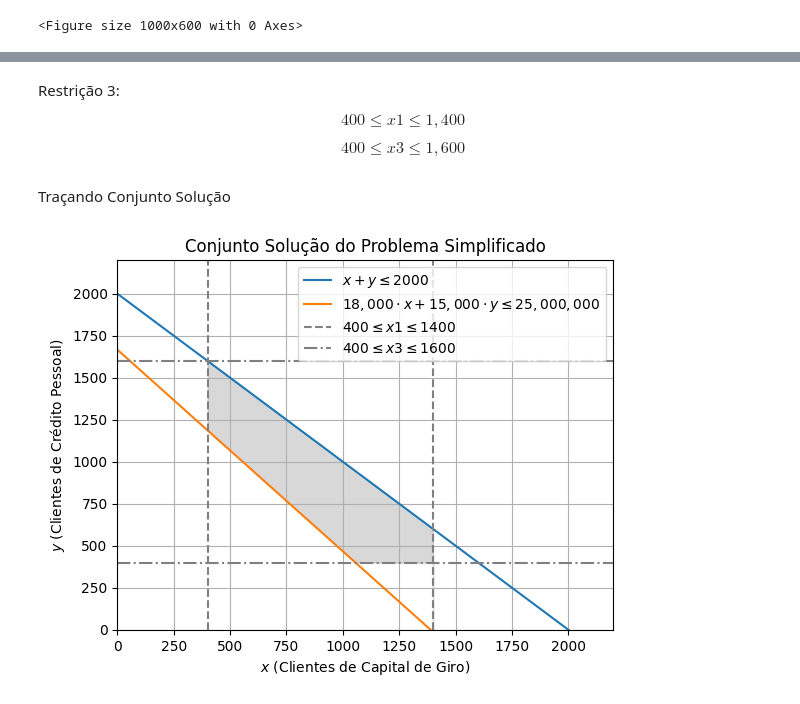
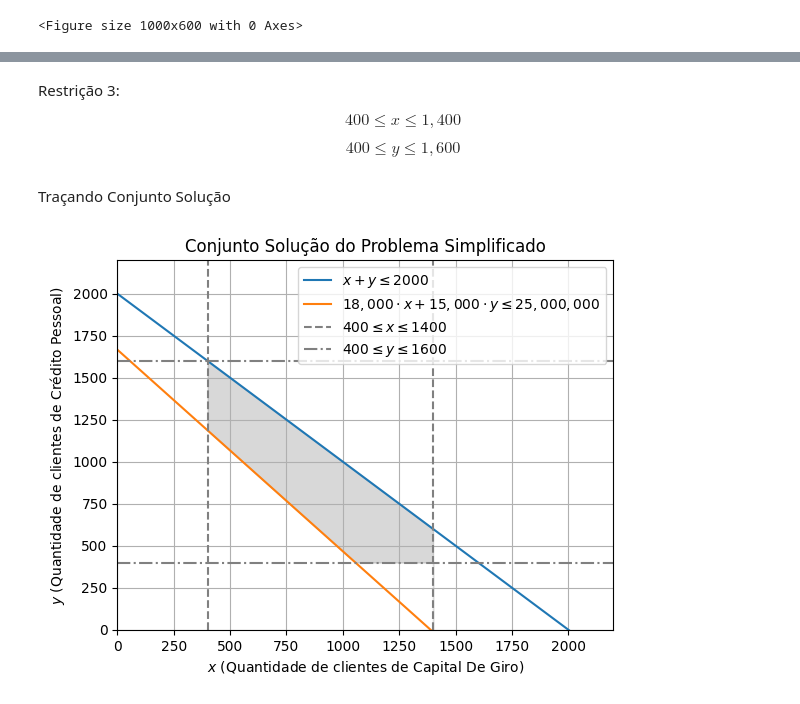
Before and after one commit to AutoProvision/simplex-algorithm.notebook, a Jupyter notebook: graphic_solver.ipynb, the cells around one changed output, grey strips where cells are left out. Cells and saved outputs as stored; diff of their text form; code cells hidden in the pictures.

```diff
--- a/graphic_solver.ipynb
+++ b/graphic_solver.ipynb
@@ -36,7 +36,7 @@ plt.plot(x, y2, label=r'$18,000 \cdot x + 15,000 \cdot y \leq 25,000,000$');
 # %% [markdown]
 Restrição 3:
 
-$$400 ≤ x1 ≤ 1,400$$
+$$400 ≤ x ≤ 1,400$$
 
-$$400 ≤ x3 ≤ 1,600$$
+$$400 ≤ y ≤ 1,600$$
 # %%
@@ -58,14 +58,14 @@ plt.fill_between(x_sides, y_lower, y_upper, where=(y_upper >= y_lower), color='g
 # %%
 plt.xlim(0, 2200)
 plt.ylim(0, 2200)
 
-plt.xlabel(r'$x$ (Clientes de Capital de Giro)')
-plt.ylabel(r'$y$ (Clientes de Crédito Pessoal)')
+plt.xlabel(r'$x$ (Quantidade de clientes de Capital De Giro)')
+plt.ylabel(r'$y$ (Quantidade de clientes de Crédito Pessoal)')
 
 plt.legend()
 
 plt.title('Conjunto Solução do Problema Simplificado')
 plt.grid(True)
 plt.show()
 # %% [output]
-[figure, old version]
+[figure, new version]
```
Also changed, not shown: parts of 4 cells of this notebook, 1 other file.
